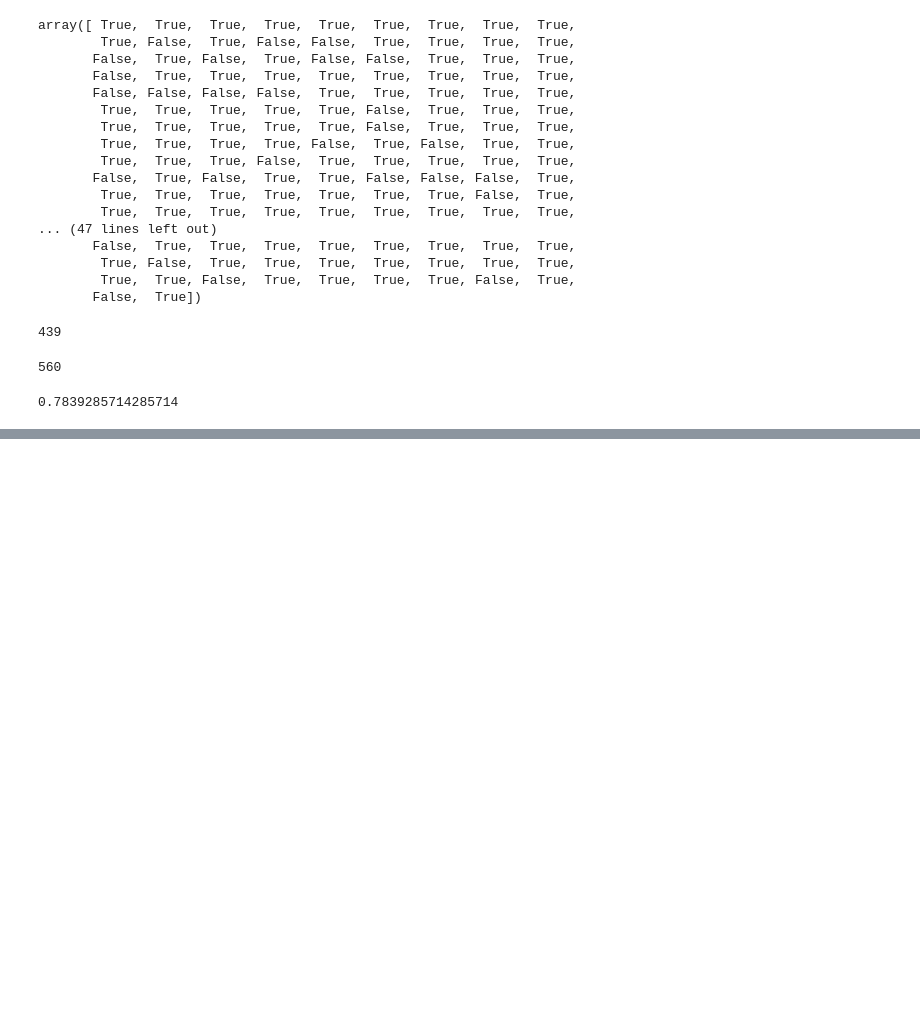
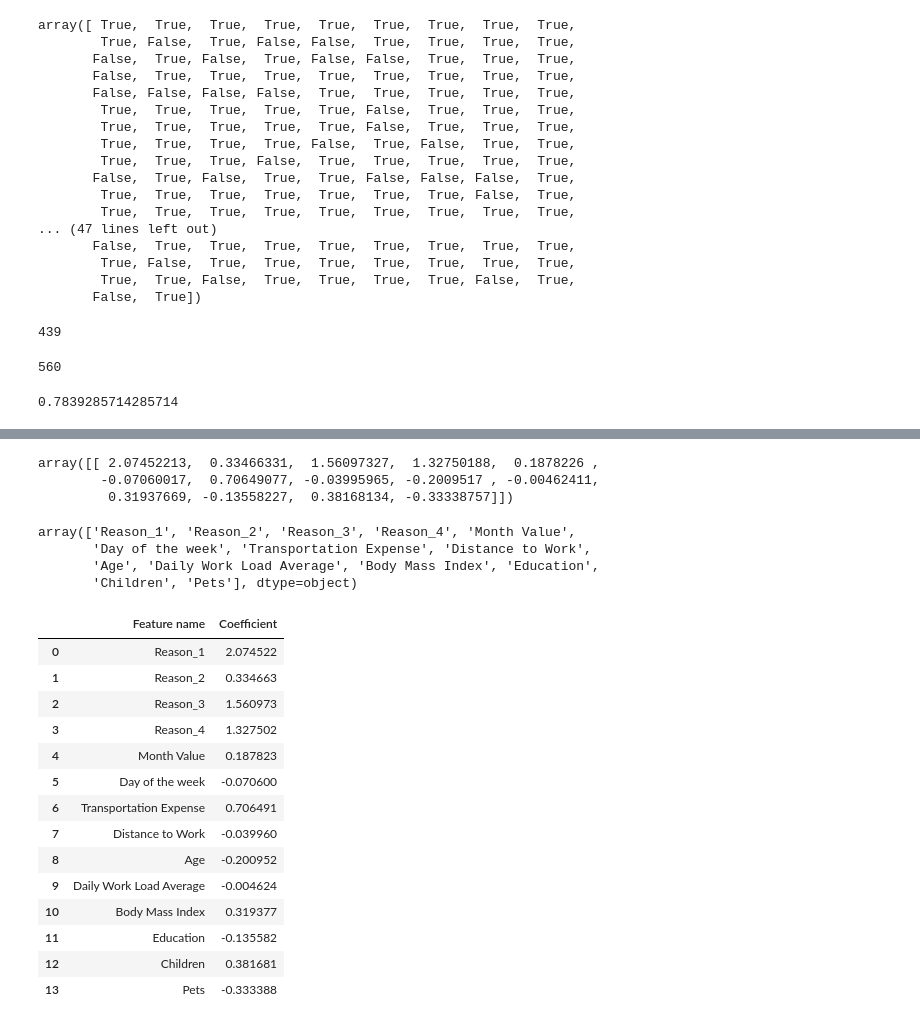
Before and after one commit to Kassaum/Absenteeism-Case-Study, a Jupyter notebook: Absenteeism_ML.ipynb, the cells around one changed output, grey strips where cells are left out. Drawn from its saved outputs; the diff is of its cells as text; code cells hidden in the pictures; blank space fills up the shorter version.

```diff
--- a/Absenteeism_ML.ipynb
+++ b/Absenteeism_ML.ipynb
@@ -269,0 +272,15 @@ np.sum((model_outputs == y_train)) / model_outputs.shape[0]
+# %%
+reg.coef_
+# %% [output]
+array([[ 2.07452213,  0.33466331,  1.56097327,  1.32750188,  0.1878226 ,
+        -0.07060017,  0.70649077, -0.03995965, -0.2009517 , -0.00462411,
+         0.31937669, -0.13558227,  0.38168134, -0.33338757]])
+# %%
+unscaled_inputs.columns.values
+# %% [output]
+array(['Reason_1', 'Reason_2', 'Reason_3', 'Reason_4', 'Month Value',
+       'Day of the week', 'Transportation Expense', 'Distance to Work',
+       'Age', 'Daily Work Load Average', 'Body Mass Index', 'Education',
+       'Children', 'Pets'], dtype=object)
+# %%
+feature_name = unscaled_inputs.columns.values
@@ -269,0 +291,18 @@ np.sum((model_outputs == y_train)) / model_outputs.shape[0]
+# %%
+summary_table
+# %% [output]
+|  | Feature name | Coefficient |
+| 0 | Reason_1 | 2.074522 |
+| 1 | Reason_2 | 0.334663 |
+| 2 | Reason_3 | 1.560973 |
+| 3 | Reason_4 | 1.327502 |
+| 4 | Month Value | 0.187823 |
+| 5 | Day of the week | -0.070600 |
+| 6 | Transportation Expense | 0.706491 |
+| 7 | Distance to Work | -0.039960 |
+| 8 | Age | -0.200952 |
+| 9 | Daily Work Load Average | -0.004624 |
+| 10 | Body Mass Index | 0.319377 |
+| 11 | Education | -0.135582 |
+| 12 | Children | 0.381681 |
+| 13 | Pets | -0.333388 |
```
Also changed, not shown: parts of 18 cells of this notebook.
